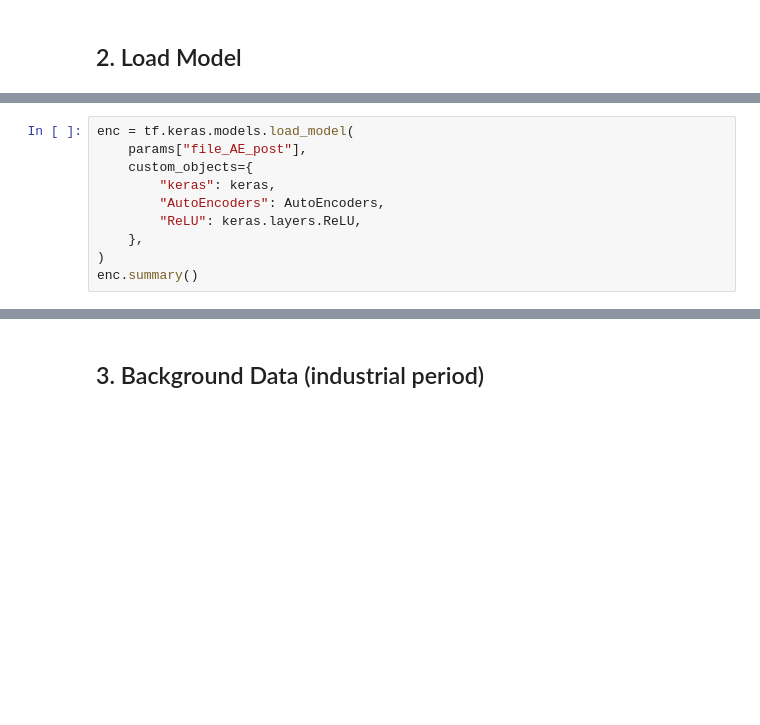
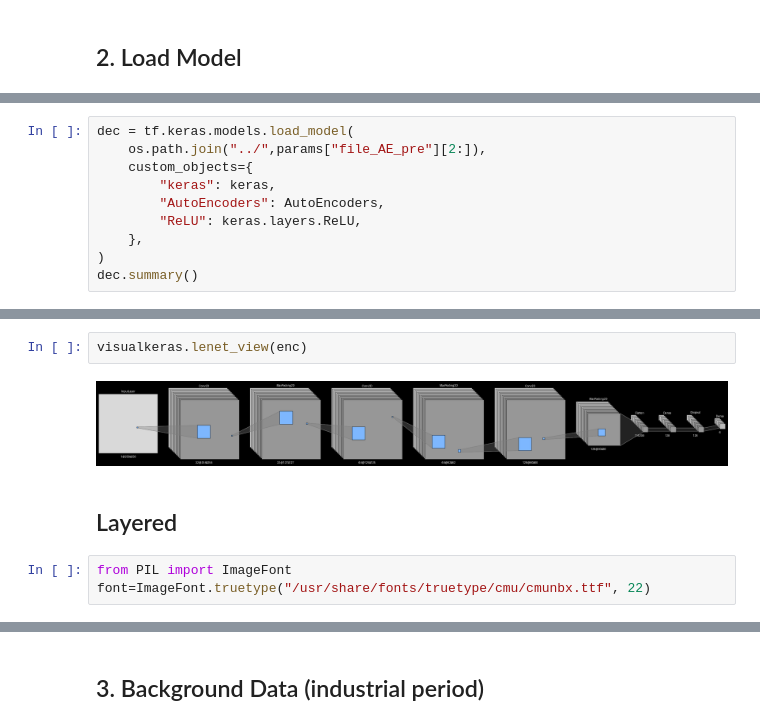
Before and after one commit to GheodeAI/shap-based-interpretation, a Jupyter notebook: notebooks/01_shap_regression.ipynb, the cells around one changed output, grey strips where cells are left out. Saved outputs shown, nothing was run; the diff lists cells and outputs as text; blank space fills up the shorter version.

```diff
--- a/notebooks/01_shap_regression.ipynb
+++ b/notebooks/01_shap_regression.ipynb
@@ -59,10 +82,10 @@ params["out_preprocess"] = [
 # %%
-enc = tf.keras.models.load_model(
-    params["file_AE_post"],
+dec = tf.keras.models.load_model(
+    os.path.join("../",params["file_AE_pre"][2:]),
     custom_objects={
         "keras": keras,
         "AutoEncoders": AutoEncoders,
         "ReLU": keras.layers.ReLU,
     },
 )
-enc.summary()
+dec.summary()
@@ -68,0 +340,9 @@ enc.summary()
+# %%
+visualkeras.lenet_view(enc)
+# %% [output]
+[figure, added]
+# %% [markdown]
+## Layered
+# %%
+from PIL import ImageFont
+font=ImageFont.truetype("/usr/share/fonts/truetype/cmu/cmunbx.ttf", 22)
```
Also changed, not shown: parts of 35 cells of this notebook, 11 other files.
